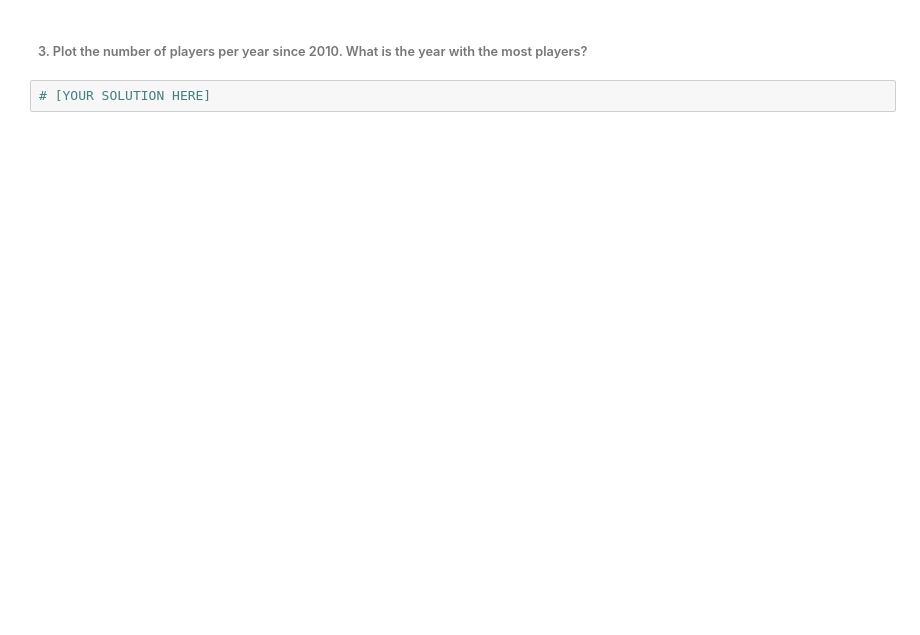
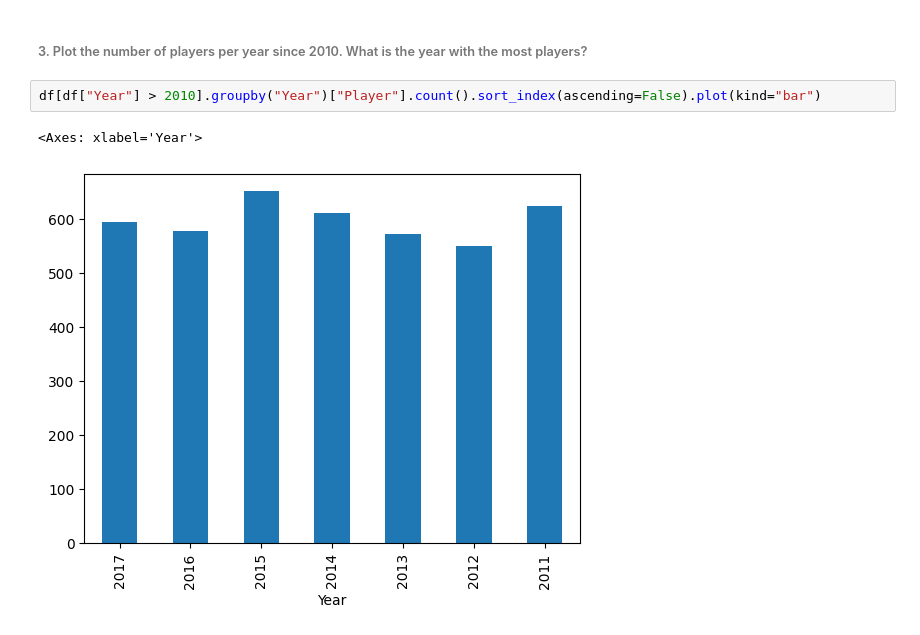
Before and after one commit to isaacwuerth/FTP_MachLe_A, a Jupyter notebook: Exercise01/Exercise1.ipynb, the cells around one changed output. Cells and saved outputs as stored; diff of their text form; blank space fills up the shorter version.

```diff
--- a/Exercise01/Exercise1.ipynb
+++ b/Exercise01/Exercise1.ipynb
@@ -24,4 +62,7 @@ import matplotlib.pyplot as plt
 # %% [markdown]
 ###### 3. Plot the number of players per year since 2010. What is the year with the most players?
-# %%
-# [YOUR SOLUTION HERE]
+# %%
+df[df["Year"] > 2010].groupby("Year")["Player"].count().sort_index(ascending=False).plot(kind="bar")
+# %% [output]
+<Axes: xlabel='Year'>
+[figure, added]
```
Also changed, not shown: parts of 12 cells of this notebook.
